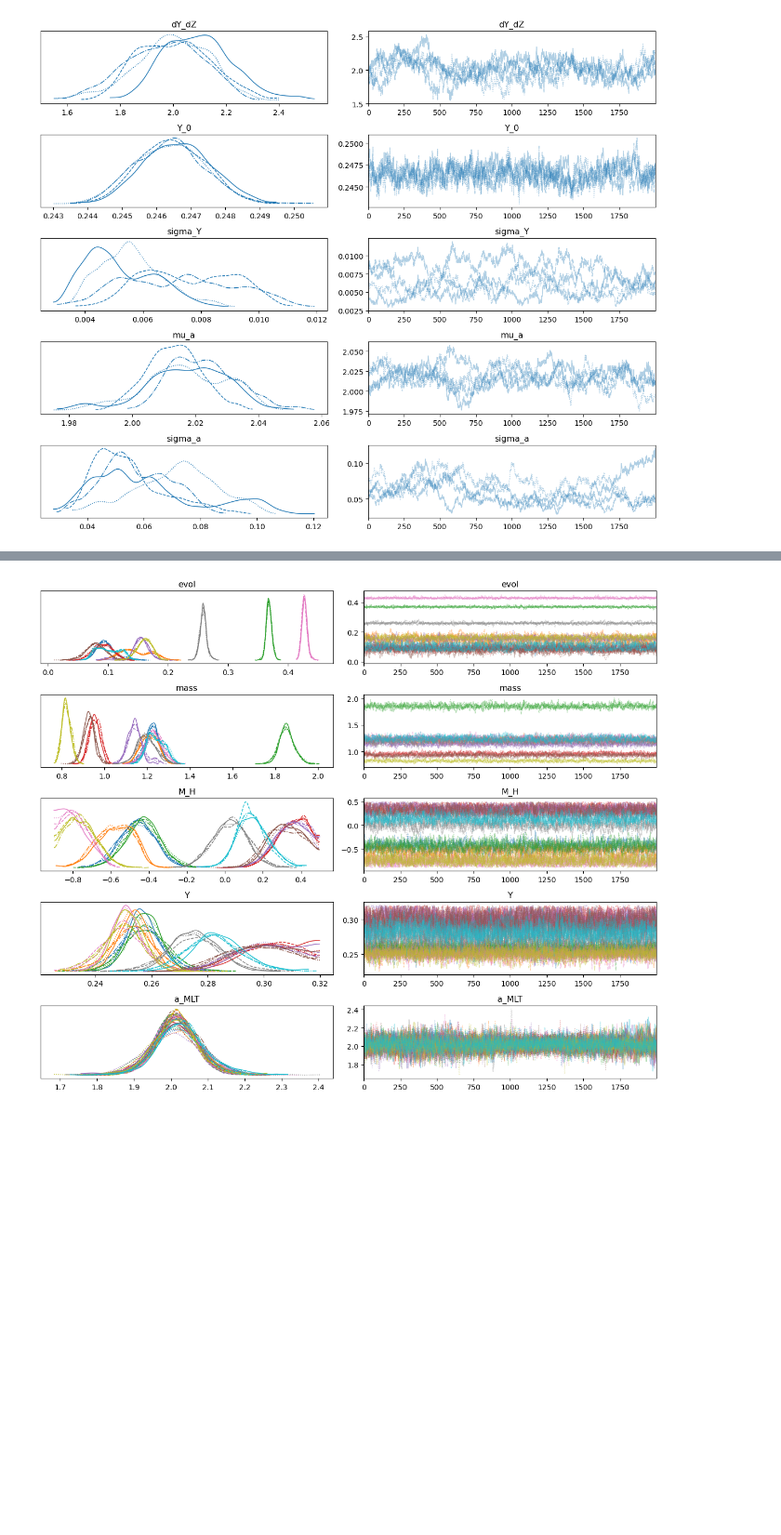
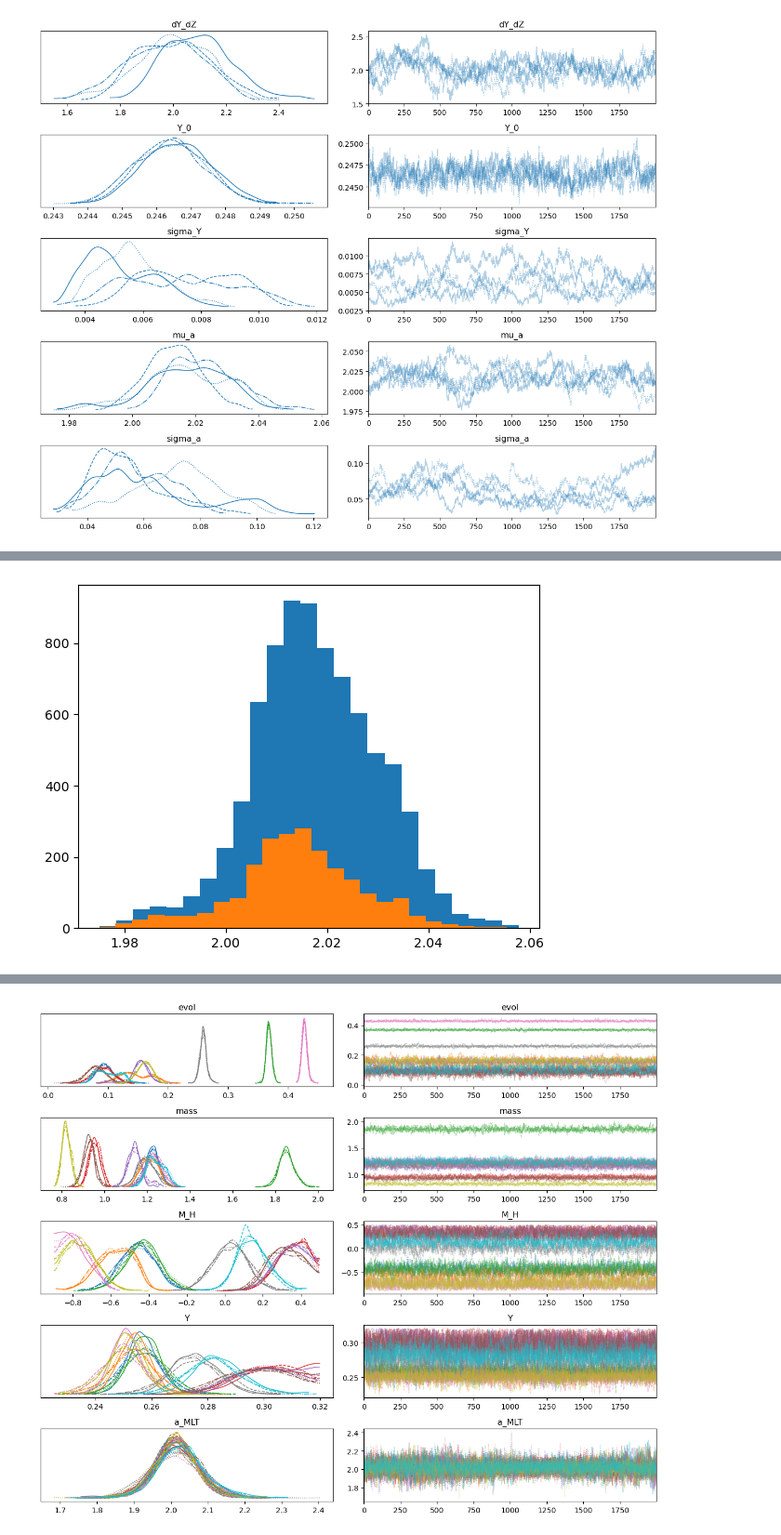
Before and after one commit to alexlyttle/scalable-stellar-inference, a Jupyter notebook: notebook/hierarchical-model-analysis.ipynb, the cells around one changed output, grey strips where cells are left out. Shown at 93% size. Saved outputs shown, nothing was run; the diff lists cells and outputs as text; code cells hidden in the pictures; blank space fills up the shorter version.

```diff
--- a/notebook/hierarchical-model-analysis.ipynb
+++ b/notebook/hierarchical-model-analysis.ipynb
@@ -50,0 +92,5 @@ plt.tight_layout()
+# %%
+plt.hist(data.posterior.mu_a.values.ravel(), bins=25)
+plt.hist(data.posterior.mu_a.where(mask).values.ravel(), bins=25);
+# %% [output]
+[figure, added]
```
Also changed, not shown: parts of 11 cells of this notebook.
